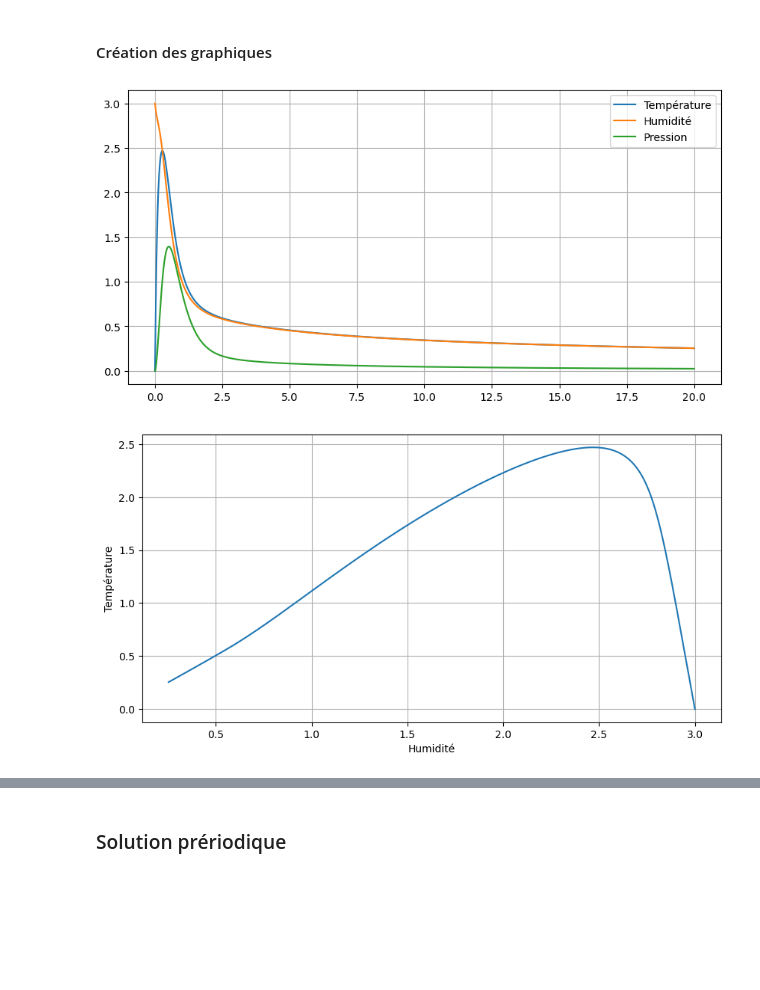
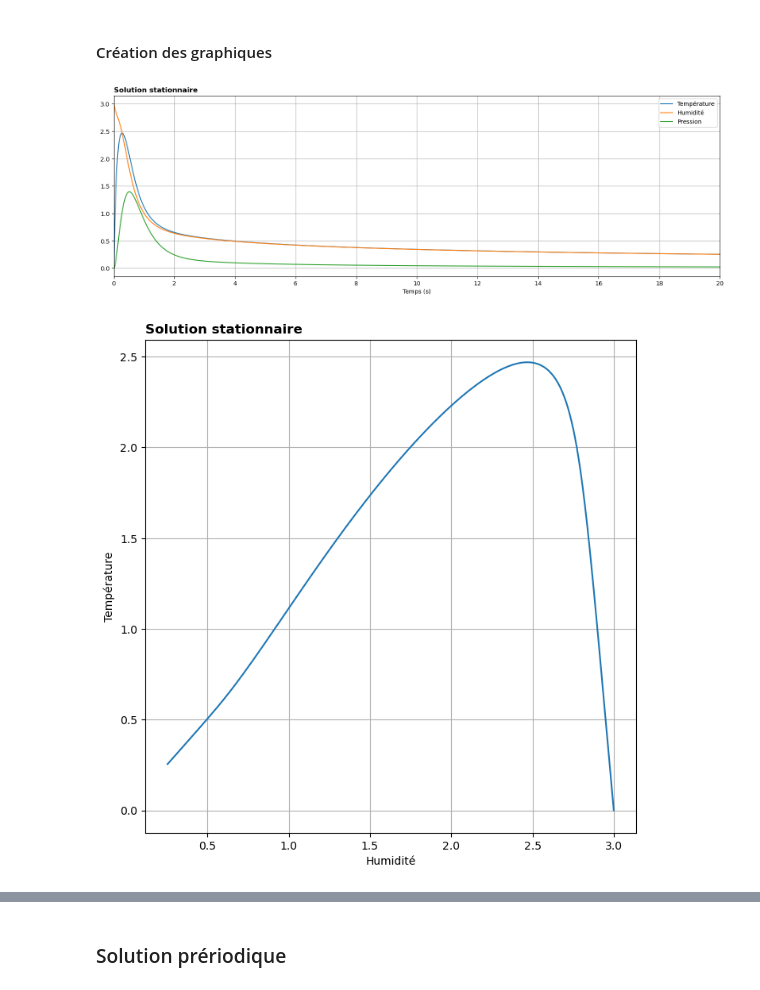
Before and after one commit to Maina-3/laboratoire3, a Jupyter notebook: expérience 2.ipynb, the cells around one changed output, grey strips where cells are left out. Cells and saved outputs as stored; diff of their text form; code cells hidden in the pictures; blank space fills up the shorter version.

```diff
--- a/expérience 2.ipynb
+++ b/expérience 2.ipynb
@@ -77,21 +77,29 @@ for i in range(N-1):
 # %%
 fig, ax=plt.subplots(figsize=(15,5))
 ax.plot(t,x_list,label='Température')
 ax.plot(t,y_list,label='Humidité')
 ax.plot(t,z_list,label='Pression')
 ax.legend()
+ax.set_title('Solution stationnaire',loc='left',fontweight='bold')
+ax.set_xticks([0,2,4,6,8,10,12,14,16,18,20])
+ax.set_xlim([0,20])
+ax.set_xlabel('Temps (s)')
 ax.grid()
-fig.savefig('Stationnaire_temps.png', bbox_inches='tight')
+plt.tight_layout()
+plt.subplots_adjust(top=0.97)
+fig.savefig('stationnaire_temps.png',bbox_inches='tight',dpi=500 )
 # %% [output]
-[figure, old version]
+[figure, new version]
 # %%
-
-fig, ax=plt.subplots(figsize=(10,5))
+fig, ax=plt.subplots(figsize=(7,7))
 ax.plot(y_list,x_list)
 ax.set_ylabel('Température')
 ax.set_xlabel('Humidité')
+ax.set_title('Solution stationnaire',loc='left',fontweight='bold')
 ax.grid()
-fig.savefig('Stationnaire_T_H.png', bbox_inches='tight')
+plt.tight_layout()
+plt.subplots_adjust(top=0.97)
+fig.savefig('Stationnaire_T_H.png', bbox_inches='tight',dpi=500 )
 # %% [output]
-[figure, old version]
+[figure, new version]
 # %%
```
Also changed, not shown: parts of 27 cells of this notebook.
